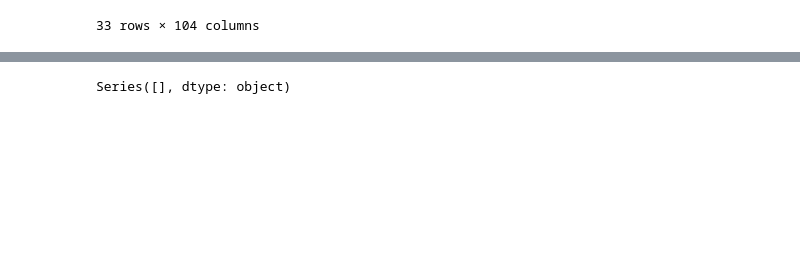
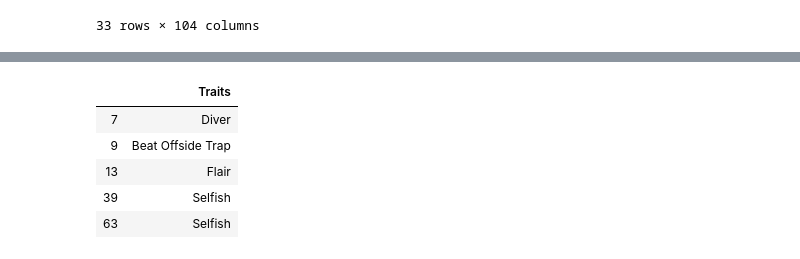
Before and after one commit to dpatel77/FIFA-ETL, a Jupyter notebook: Personal-Traits.ipynb, the cells around one changed output, grey strips where cells are left out. Cells and saved outputs as stored; diff of their text form; code cells hidden in the pictures; blank space fills up the shorter version.

Commit message:
Fixed Personal Traits file

```diff
--- a/Personal-Traits.ipynb
+++ b/Personal-Traits.ipynb
@@ -101,15 +101,20 @@ liverpool_players_traits
 # %%
 # Create a Index of Personal Traits of Players
 #s = liverpool_players_traits.Series(['player_traits',
                #np.nan])
 
 #df['player_traits'] = liverpool_players_traits['player_traits'].str.extract(r'([^\/,]+)', expand=True)
 #df
 #df['clsfr'] = df['player_trait'].str.extract(r'([^\/]+)', expand=True)
 
 # Calling DataFrame constructor on list
 liverpool_players_traits_index = pd.DataFrame()
-# liverpool_players_traits_index["Traits"] = liverpool_players_traits['player_traits'].str.split(',').str[0]
-liverpool_players_traits_index.dtypes
+liverpool_players_traits_index["Traits"] = liverpool_players_traits['player_traits'].str.split(',').str[0]
+liverpool_players_traits_index.head()
 # %% [output]
-Series([], dtype: object)
+|  | Traits |
+| 7 | Diver |
+| 9 | Beat Offside Trap |
+| 13 | Flair |
+| 39 | Selfish |
+| 63 | Selfish |
```
Also changed, not shown: 1 other file.
